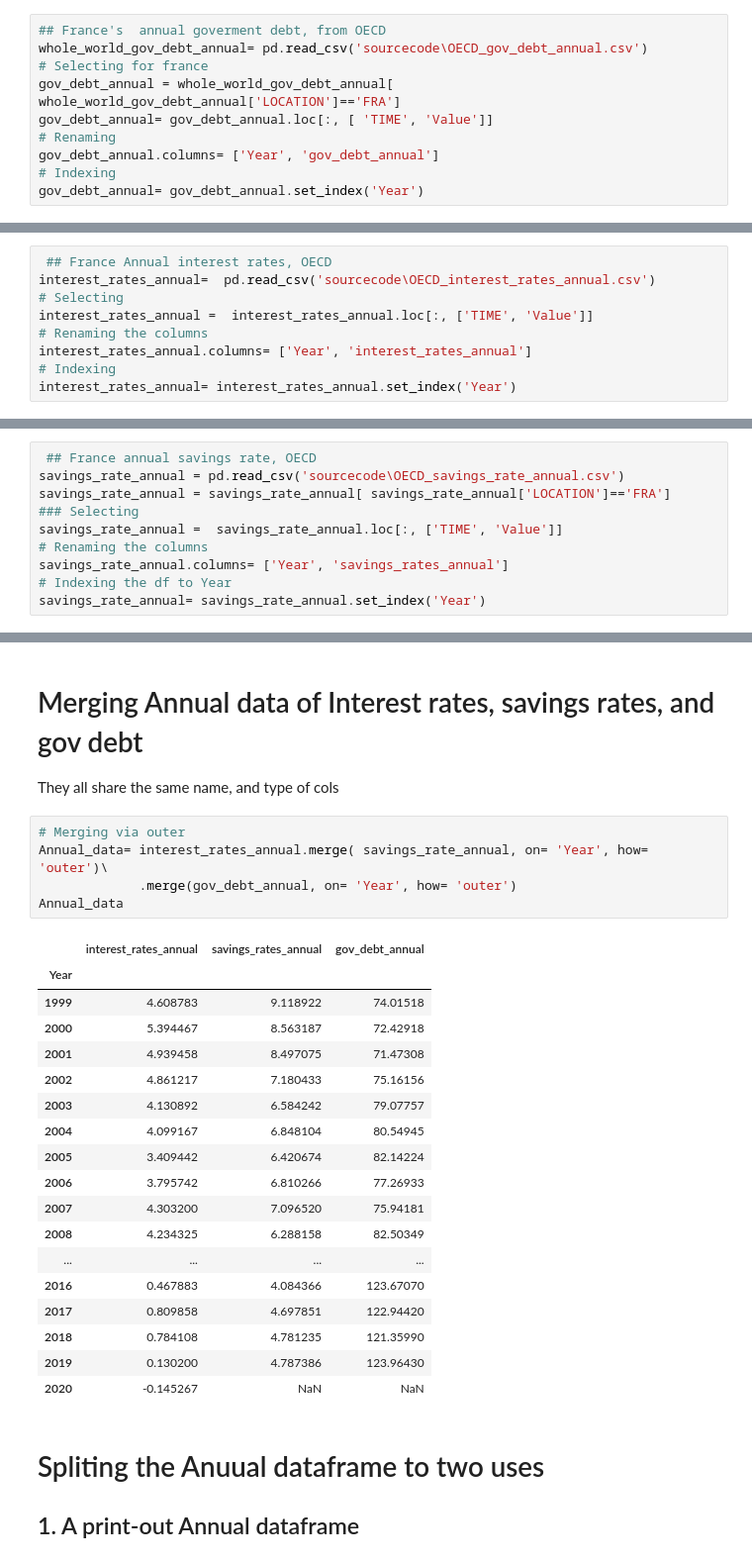
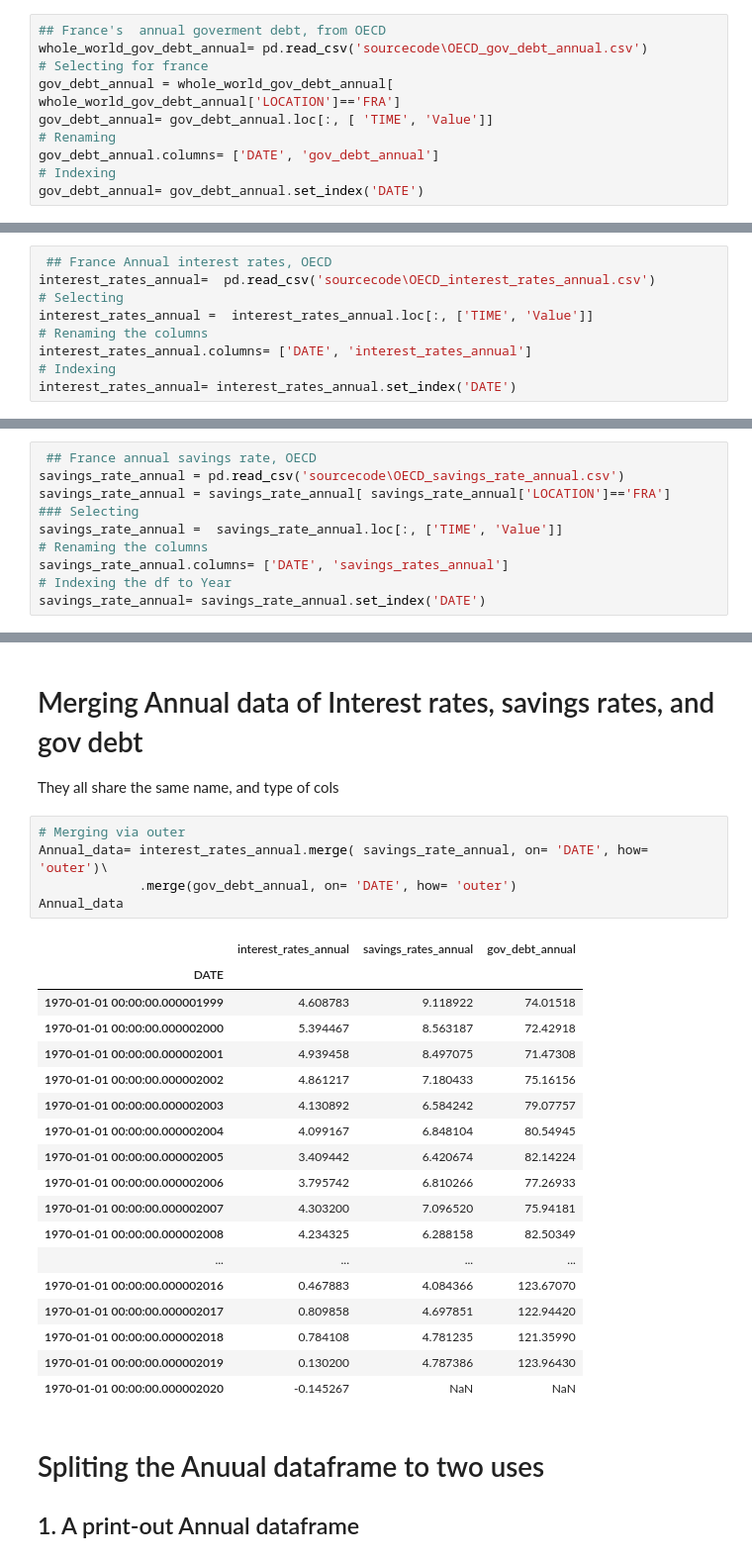
Before and after one commit to max1m1l1anG/Macro2_CompAsignment2_France, a Jupyter notebook: france_jupyter_matplotlib.ipynb, the cells around one changed output, grey strips where cells are left out. Shown at 99% size. Drawn from its saved outputs; the diff is of its cells as text.

```diff
--- a/france_jupyter_matplotlib.ipynb
+++ b/france_jupyter_matplotlib.ipynb
@@ -74,9 +74,9 @@ whole_world_gov_debt_annual= pd.read_csv('sourcecode\OECD_gov_debt_annual.csv')
 gov_debt_annual = whole_world_gov_debt_annual[ whole_world_gov_debt_annual['LOCATION']=='FRA']
 gov_debt_annual= gov_debt_annual.loc[:, [ 'TIME', 'Value']]
 # Renaming
-gov_debt_annual.columns= ['Year', 'gov_debt_annual']
+gov_debt_annual.columns= ['DATE', 'gov_debt_annual']
 # Indexing
-gov_debt_annual= gov_debt_annual.set_index('Year')
+gov_debt_annual= gov_debt_annual.set_index('DATE')
 # %% [markdown]
 ## France Annual interest rates, OECD
  Annual Long Term Interest Rates ( in % ). Unstandardised.
@@ -86,9 +86,9 @@ interest_rates_annual=  pd.read_csv('sourcecode\OECD_interest_rates_annual.csv')
 # Selecting
 interest_rates_annual =  interest_rates_annual.loc[:, ['TIME', 'Value']]
 # Renaming the columns
-interest_rates_annual.columns= ['Year', 'interest_rates_annual']
+interest_rates_annual.columns= ['DATE', 'interest_rates_annual']
 # Indexing
-interest_rates_annual= interest_rates_annual.set_index('Year')
+interest_rates_annual= interest_rates_annual.set_index('DATE')
 # %% [markdown]
 ## Frnace Quarterly interest rates, OECD
 Quarterly Long Term Interest Rates ( in % ). Unstandardised.
@@ -111,9 +111,9 @@ savings_rate_annual = savings_rate_annual[ savings_rate_annual['LOCATION']=='FRA
 ### Selecting
 savings_rate_annual =  savings_rate_annual.loc[:, ['TIME', 'Value']]
 # Renaming the columns
-savings_rate_annual.columns= ['Year', 'savings_rates_annual']
+savings_rate_annual.columns= ['DATE', 'savings_rates_annual']
 # Indexing the df to Year
-savings_rate_annual= savings_rate_annual.set_index('Year')
+savings_rate_annual= savings_rate_annual.set_index('DATE')
 # %% [markdown]
 # I could not read the gross savings data!!
 It appears this code: *ParserError: Error tokenizing data. C error: Expected 3 fields in line 5, saw 66*##I could not read the gross savings data
@@ -206,28 +236,28 @@ Then I will start on quarterly data: by matching the date format for all of them
 They all share the same name, and type of cols
 # %%
 # Merging via outer
-Annual_data= interest_rates_annual.merge( savings_rate_annual, on= 'Year', how= 'outer')\
-             .merge(gov_debt_annual, on= 'Year', how= 'outer')
+Annual_data= interest_rates_annual.merge( savings_rate_annual, on= 'DATE', how= 'outer')\
+             .merge(gov_debt_annual, on= 'DATE', how= 'outer')
 Annual_data
 # %% [output]
 |  | interest_rates_annual | savings_rates_annual | gov_debt_annual |
-| Year |  |  |  |
-| 1999 | 4.608783 | 9.118922 | 74.01518 |
-| 2000 | 5.394467 | 8.563187 | 72.42918 |
-| 2001 | 4.939458 | 8.497075 | 71.47308 |
-| 2002 | 4.861217 | 7.180433 | 75.16156 |
-| 2003 | 4.130892 | 6.584242 | 79.07757 |
-| 2004 | 4.099167 | 6.848104 | 80.54945 |
-| 2005 | 3.409442 | 6.420674 | 82.14224 |
-| 2006 | 3.795742 | 6.810266 | 77.26933 |
-| 2007 | 4.303200 | 7.096520 | 75.94181 |
-| 2008 | 4.234325 | 6.288158 | 82.50349 |
+| DATE |  |  |  |
+| 1970-01-01 00:00:00.000001999 | 4.608783 | 9.118922 | 74.01518 |
+| 1970-01-01 00:00:00.000002000 | 5.394467 | 8.563187 | 72.42918 |
+| 1970-01-01 00:00:00.000002001 | 4.939458 | 8.497075 | 71.47308 |
+| 1970-01-01 00:00:00.000002002 | 4.861217 | 7.180433 | 75.16156 |
+| 1970-01-01 00:00:00.000002003 | 4.130892 | 6.584242 | 79.07757 |
+| 1970-01-01 00:00:00.000002004 | 4.099167 | 6.848104 | 80.54945 |
+| 1970-01-01 00:00:00.000002005 | 3.409442 | 6.420674 | 82.14224 |
+| 1970-01-01 00:00:00.000002006 | 3.795742 | 6.810266 | 77.26933 |
+| 1970-01-01 00:00:00.000002007 | 4.303200 | 7.096520 | 75.94181 |
+| 1970-01-01 00:00:00.000002008 | 4.234325 | 6.288158 | 82.50349 |
 | ... | ... | ... | ... |
-| 2016 | 0.467883 | 4.084366 | 123.67070 |
-| 2017 | 0.809858 | 4.697851 | 122.94420 |
-| 2018 | 0.784108 | 4.781235 | 121.35990 |
-| 2019 | 0.130200 | 4.787386 | 123.96430 |
-| 2020 | -0.145267 | NaN | NaN |
+| 1970-01-01 00:00:00.000002016 | 0.467883 | 4.084366 | 123.67070 |
+| 1970-01-01 00:00:00.000002017 | 0.809858 | 4.697851 | 122.94420 |
+| 1970-01-01 00:00:00.000002018 | 0.784108 | 4.781235 | 121.35990 |
+| 1970-01-01 00:00:00.000002019 | 0.130200 | 4.787386 | 123.96430 |
+| 1970-01-01 00:00:00.000002020 | -0.145267 | NaN | NaN |
 # %% [markdown]
 # Spliting the Anuual dataframe to two uses
 ## 1. A print-out Annual dataframe
```
Also changed, not shown: parts of 12 cells of this notebook.
